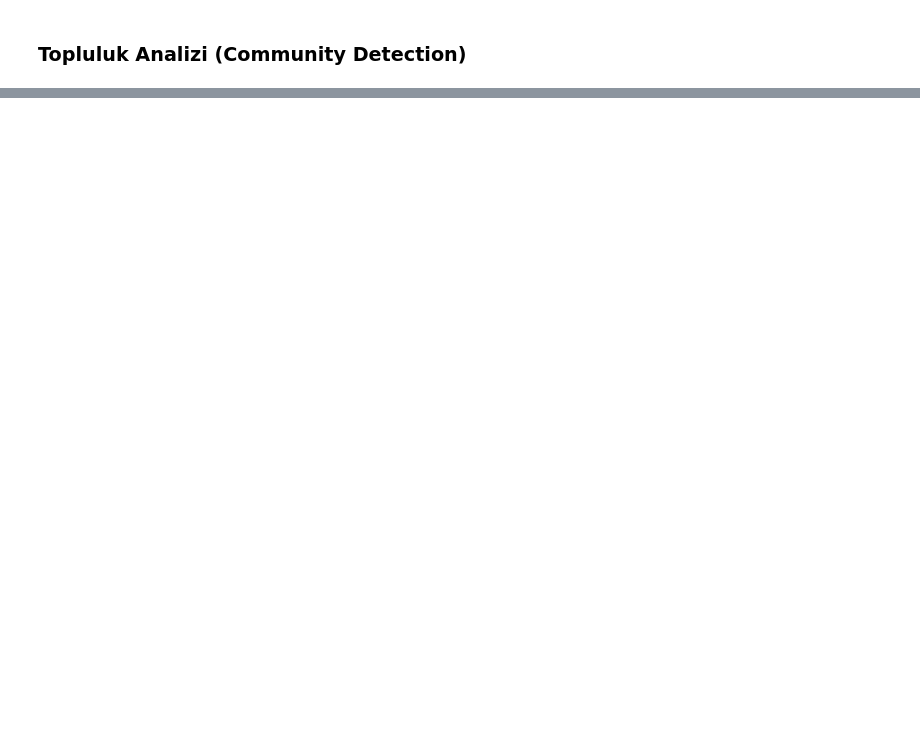
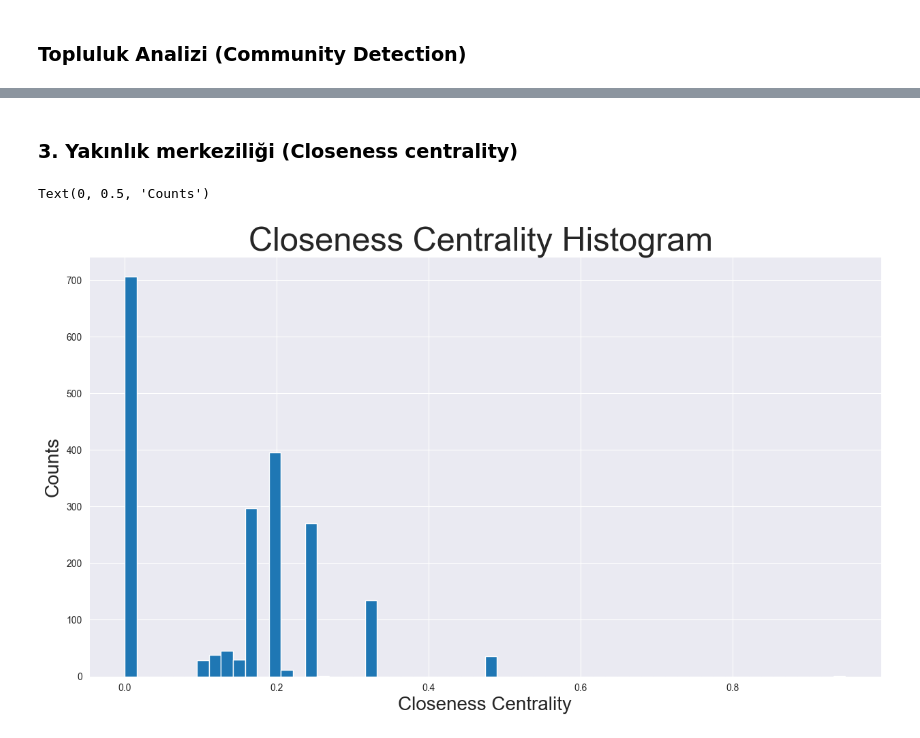
Before and after one commit to batuhannoz/web-google-network-analyze, a Jupyter notebook: test.ipynb, the cells around one changed output, grey strips where cells are left out. Drawn from its saved outputs; the diff is of its cells as text; code cells hidden in the pictures; blank space fills up the shorter version.

```diff
--- a/test.ipynb
+++ b/test.ipynb
@@ -627,0 +377,14 @@ web_google_improved_viz.html
+# %% [markdown]
+### 3. Yakınlık merkeziliği (Closeness centrality)
+# %%
+closeness_centrality = nx.centrality.closeness_centrality(G)
+(sorted(closeness_centrality.items(), key=lambda item: item[1], reverse=True))[:8]
+
+plt.figure(figsize=(15, 8))
+plt.hist(closeness_centrality.values(), bins=60)
+plt.title("Closeness Centrality Histogram ", fontdict={"size": 35}, loc="center")
+plt.xlabel("Closeness Centrality", fontdict={"size": 20})
+plt.ylabel("Counts", fontdict={"size": 20})
+# %% [output]
+Text(0, 0.5, 'Counts')
+[figure, added]
```
Also changed, not shown: parts of 49 cells of this notebook.
